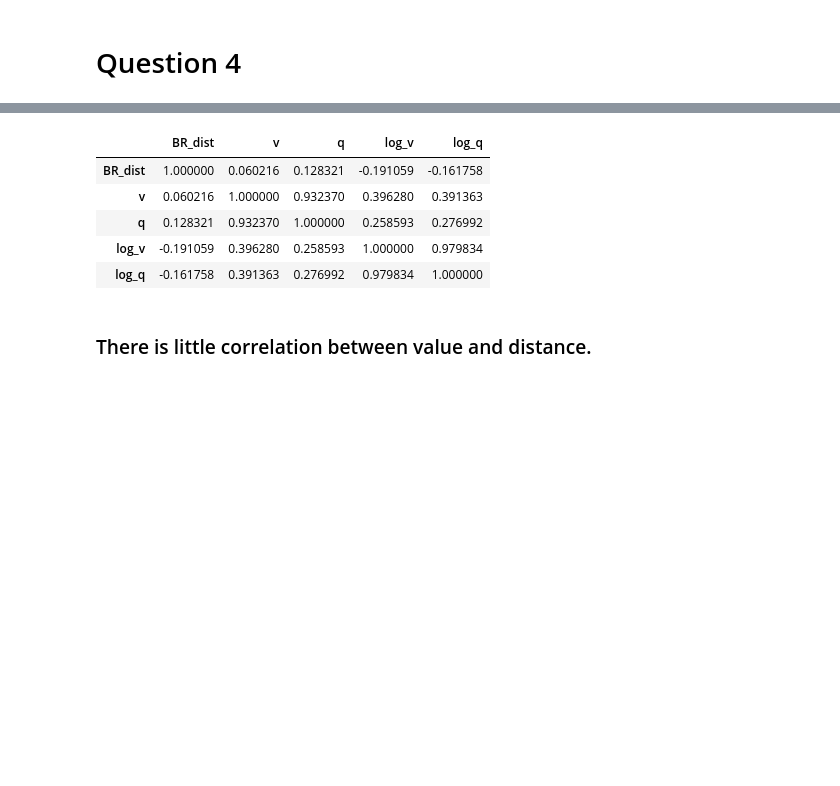
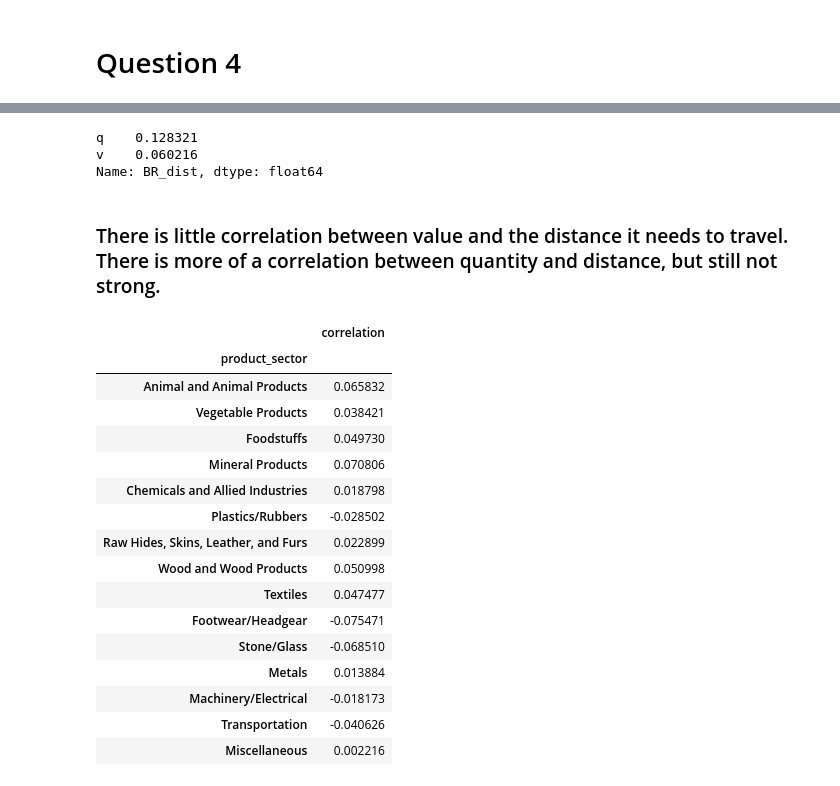
Before and after one commit to iw2/test, a Jupyter notebook: HW3_Werries_Numeric.ipynb, the cells around one changed output, grey strips where cells are left out. Cells and saved outputs as stored; diff of their text form; code cells hidden in the pictures; blank space fills up the shorter version.

```diff
--- a/HW3_Werries_Numeric.ipynb
+++ b/HW3_Werries_Numeric.ipynb
@@ -267,11 +257,30 @@ Text(0.5, 0.925, 'Relationship between distance and trade (qty and value) - Braz
-# %%
-b_countries.corr(method = "pearson")
-# %% [output]
-|  | BR_dist | v | q | log_v | log_q |
-| BR_dist | 1.000000 | 0.060216 | 0.128321 | -0.191059 | -0.161758 |
-| v | 0.060216 | 1.000000 | 0.932370 | 0.396280 | 0.391363 |
-| q | 0.128321 | 0.932370 | 1.000000 | 0.258593 | 0.276992 |
-| log_v | -0.191059 | 0.396280 | 0.258593 | 1.000000 | 0.979834 |
-| log_q | -0.161758 | 0.391363 | 0.276992 | 0.979834 | 1.000000 |
+# %%
+b_sum.corr().iloc[-1,:2]
+# %% [output]
+q    0.128321
+v    0.060216
+Name: BR_dist, dtype: float64
 # %% [markdown]
-### There is little correlation between value and distance.
+### There is little correlation between value and the distance it needs to travel. There is more of a correlation between quantity and distance, but still not strong.
+# %%
+corr = b_all[['product_sector','BR_dist','q']]
+corr2 = corr.groupby('product_sector').corr().reset_index()
+pd.DataFrame(corr2[corr2['level_1']=='BR_dist'].set_index('product_sector')['q']).rename(columns={'q':'correlation'})
+# %% [output]
+|  | correlation |
+| product_sector |  |
+| Animal and Animal Products | 0.065832 |
+| Vegetable Products | 0.038421 |
+| Foodstuffs | 0.049730 |
+| Mineral Products | 0.070806 |
+| Chemicals and Allied Industries | 0.018798 |
+| Plastics/Rubbers | -0.028502 |
+| Raw Hides, Skins, Leather, and Furs | 0.022899 |
+| Wood and Wood Products | 0.050998 |
+| Textiles | 0.047477 |
+| Footwear/Headgear | -0.075471 |
+| Stone/Glass | -0.068510 |
+| Metals | 0.013884 |
+| Machinery/Electrical | -0.018173 |
+| Transportation | -0.040626 |
+| Miscellaneous | 0.002216 |
```
Also changed, not shown: parts of 12 cells of this notebook.
